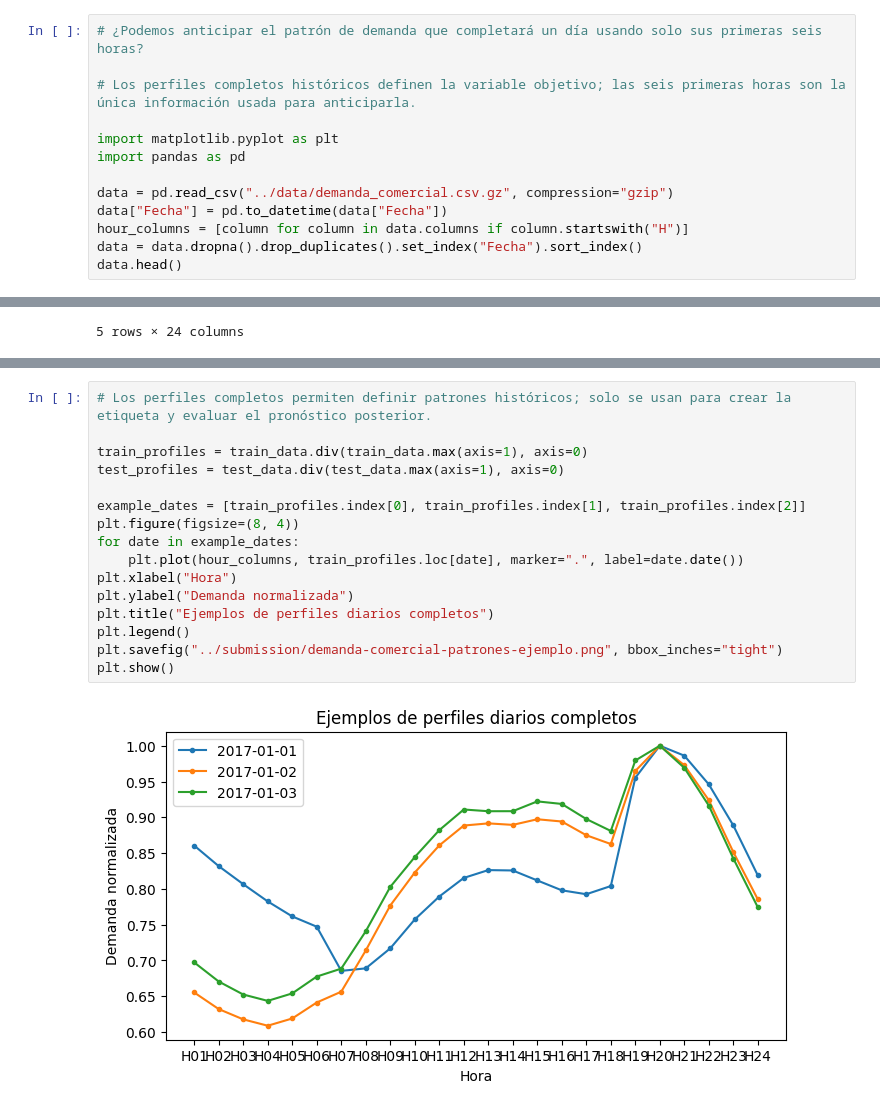
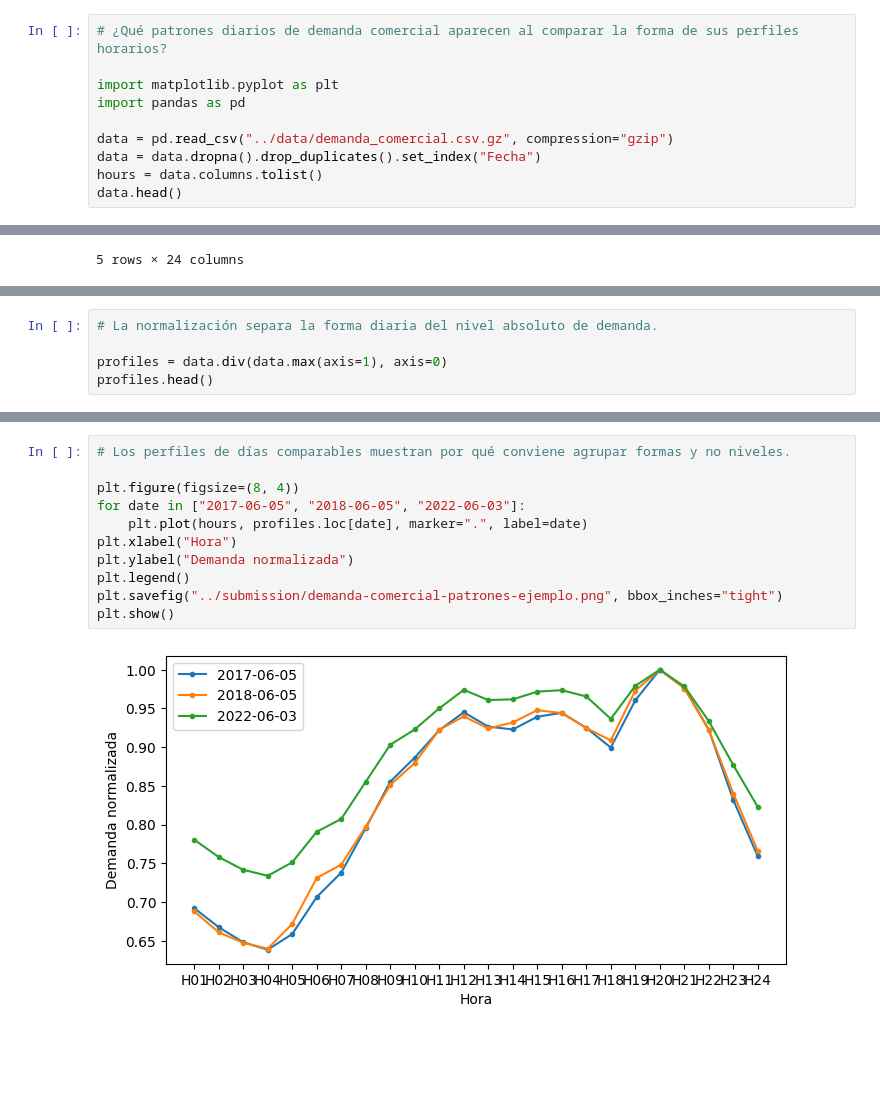
Before and after one commit to jdvelasq/classroom-vibecoding, a Jupyter notebook: implementation/predictiva/P206_clustering_demanda/professor/notebook.ipynb, the cells around one changed output, grey strips where cells are left out. Cells and saved outputs as stored; diff of their text form; blank space fills up the shorter version.

Commit message:
Restore demand clustering workshop scope

```diff
--- a/implementation/predictiva/P206_clustering_demanda/professor/notebook.ipynb
+++ b/implementation/predictiva/P206_clustering_demanda/professor/notebook.ipynb
@@ -1,15 +1,12 @@
 # %%
-# ¿Podemos anticipar el patrón de demanda que completará un día usando solo sus primeras seis horas?
-
-# Los perfiles completos históricos definen la variable objetivo; las seis primeras horas son la única información usada para anticiparla.
+# ¿Qué patrones diarios de demanda comercial aparecen al comparar la forma de sus perfiles horarios?
 
 import matplotlib.pyplot as plt
 import pandas as pd
 
 data = pd.read_csv("../data/demanda_comercial.csv.gz", compression="gzip")
-data["Fecha"] = pd.to_datetime(data["Fecha"])
-hour_columns = [column for column in data.columns if column.startswith("H")]
-data = data.dropna().drop_duplicates().set_index("Fecha").sort_index()
+data = data.dropna().drop_duplicates().set_index("Fecha")
+hours = data.columns.tolist()
 data.head()
 # %% [output]
 |  | H01 | H02 | H03 | H04 | H05 | H06 | H07 | H08 | H09 | H10 | ... | ... |
@@ -54,0 +20,5 @@ Días de prueba: 608
+# %%
+# La normalización separa la forma diaria del nivel absoluto de demanda.
+
+profiles = data.div(data.max(axis=1), axis=0)
+profiles.head()
@@ -55,19 +34,14 @@ Días de prueba: 608
 # %%
-# Los perfiles completos permiten definir patrones históricos; solo se usan para crear la etiqueta y evaluar el pronóstico posterior.
+# Los perfiles de días comparables muestran por qué conviene agrupar formas y no niveles.
 
-train_profiles = train_data.div(train_data.max(axis=1), axis=0)
-test_profiles = test_data.div(test_data.max(axis=1), axis=0)
-
-example_dates = [train_profiles.index[0], train_profiles.index[1], train_profiles.index[2]]
 plt.figure(figsize=(8, 4))
-for date in example_dates:
-    plt.plot(hour_columns, train_profiles.loc[date], marker=".", label=date.date())
+for date in ["2017-06-05", "2018-06-05", "2022-06-03"]:
+    plt.plot(hours, profiles.loc[date], marker=".", label=date)
 plt.xlabel("Hora")
 plt.ylabel("Demanda normalizada")
-plt.title("Ejemplos de perfiles diarios completos")
 plt.legend()
 plt.savefig("../submission/demanda-comercial-patrones-ejemplo.png", bbox_inches="tight")
 plt.show()
 # %% [output]
-[figure, old version]
+[figure, new version]
 # %%
```
Also changed, not shown: parts of 10 cells of this notebook, 14 other files.
